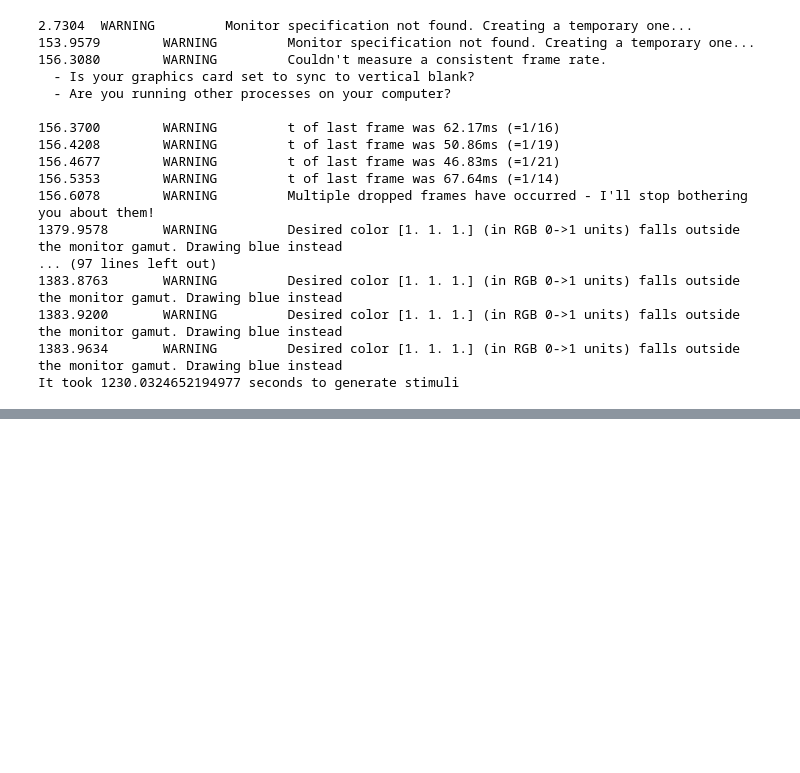
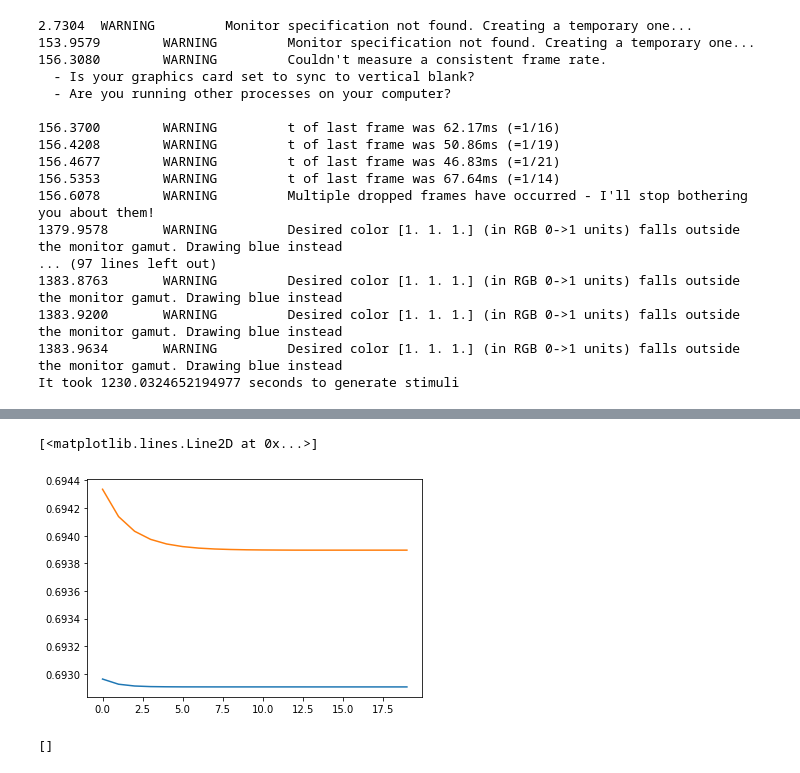
Before and after one commit to siddsuresh97/probing_fairness_dimensions, a Jupyter notebook: scripts/psychopy_generate_stimuli.ipynb, the cells around one changed output, grey strips where cells are left out. Drawn from its saved outputs; the diff is of its cells as text; code cells hidden in the pictures; blank space fills up the shorter version.

Commit message:
added code of training a parametric classifier

```diff
--- a/scripts/psychopy_generate_stimuli.ipynb
+++ b/scripts/psychopy_generate_stimuli.ipynb
@@ -36,0 +123,40 @@ len(shades)*len(radius)
+# %%
+losses = []
+losses_test = []
+Iterations = []
+iter = 0
+for epoch in tqdm(range(int(epochs)),desc='Training Epochs'):
+    labels = y_train
+    optimizer.zero_grad() # Setting our stored gradients equal to zero
+    outputs = classifier(X_train_size, X_train_shade)
+    loss = criterion(torch.squeeze(outputs), labels)
+    loss.backward() # Computes the gradient of the given tensor w.r.t. the weights/bias
+
+    optimizer.step() # Updates weights and biases with the optimizer (SGD)
+
+    iter+=1
+    if iter%10000==0:
+        with torch.no_grad():
+            # Calculating the loss and accuracy for the test dataset
+            correct_test = 0
+            total_test = 0
+            outputs_test = torch.squeeze(classifier(X_test_size, X_test_shade))
+            loss_test = criterion(outputs_test, y_test)
+
+            predicted_test = outputs_test.round().detach().numpy()
+            total_test += y_test.size(0)
+            correct_test += np.sum(predicted_test == y_test.detach().numpy())
+            accuracy_test = 100 * correct_test/total_test
+            losses_test.append(loss_test.item())
+
+            # Calculating the loss and accuracy for the train dataset
+            total = 0
+            correct = 0
+            total += y_train.size(0)
+            correct += np.sum(torch.squeeze(outputs).round().detach().numpy() == y_train.detach().numpy())
+            accuracy = 100 * correct/total
+            losses.append(loss.item())
+            Iterations.append(iter)
+
+            print(f"Iteration: {iter}. \nTest - Loss: {loss_test.item()}. Accuracy: {accuracy_test}")
+            print(f"Train -  Loss: {loss.item()}. Accuracy: {accuracy}\n")
@@ -36,0 +201,10 @@ len(shades)*len(radius)
+# %%
+plt.plot(losses)
+plt.plot(losses_test)
+# %% [output]
+[<matplotlib.lines.Line2D at 0x...>]
+[figure, added]
+# %%
+losses
+# %% [output]
+[]
```
Also changed, not shown: parts of 13 cells of this notebook.
